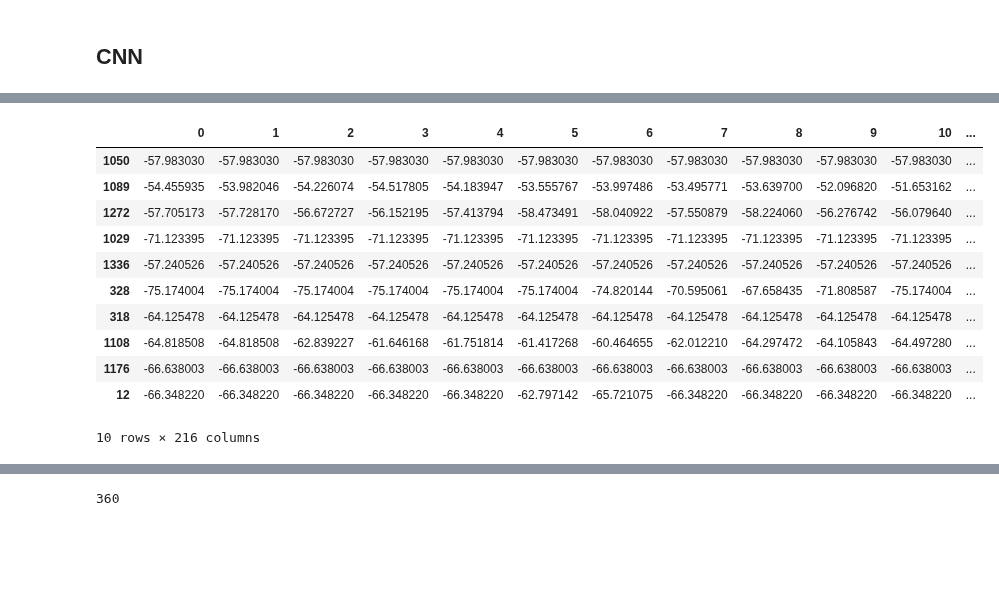
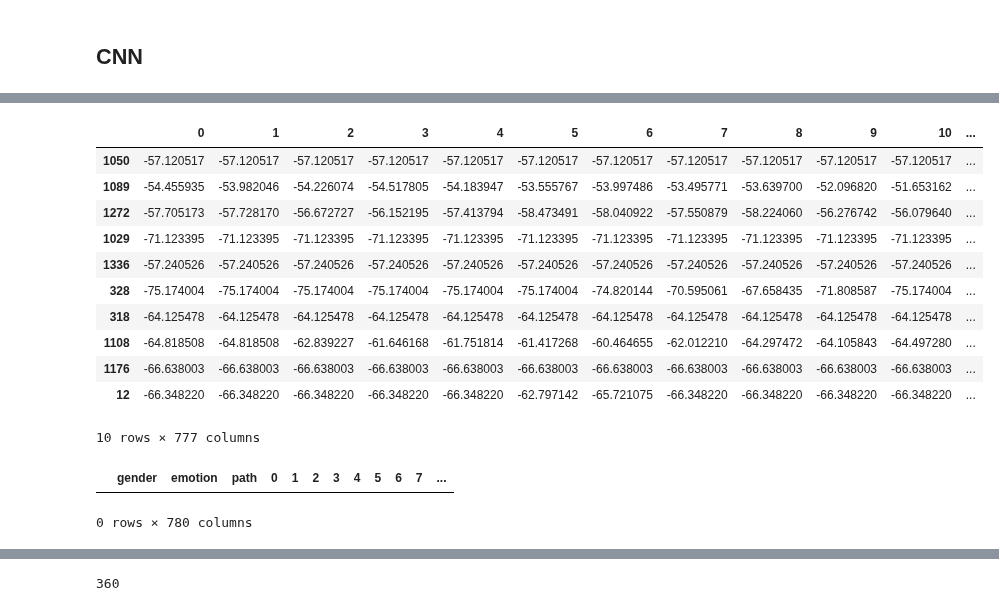
Before and after one commit to mkosaka1/Speech_Emotion_Recognition, a Jupyter notebook: eda_preprocessing.ipynb, the cells around one changed output, grey strips where cells are left out. Cells and saved outputs as stored; diff of their text form; code cells hidden in the pictures; blank space fills up the shorter version.

```diff
--- a/eda_preprocessing.ipynb
+++ b/eda_preprocessing.ipynb
@@ -154,10 +154,22 @@ os.listdir(audio + i)
 # %%
 audio_df = pd.DataFrame(emotion)
 audio_df = audio_df.replace({1:'neutral', 2:'calm', 3:'happy', 4:'sad', 5:'angry', 6:'fear', 7:'disgust', 8:'surprise'})
+audio_df
 audio_df = pd.concat([pd.DataFrame(gender),audio_df],axis=1)
 audio_df.columns = ['gender','emotion']
-audio_df['labels'] =audio_df.gender + '_' + audio_df.emotion
+# audio_df['labels'] =audio_df.gender + '_' + audio_df.emotion
 audio_df = pd.concat([audio_df,pd.DataFrame(file_path, columns = ['path'])],axis=1)
-audio_df = audio_df.drop(['gender', 'emotion'], axis=1)
-audio_df.labels.value_counts()
+# audio_df = audio_df.drop(['gender', 'emotion'], axis=1)
+# audio_df.labels.value_counts()
+audio_df
+
+# GENDER + EMOTION
+# audio_df = pd.DataFrame(emotion)
+# audio_df = audio_df.replace({1:'neutral', 2:'calm', 3:'happy', 4:'sad', 5:'angry', 6:'fear', 7:'disgust', 8:'surprise'})
+# audio_df = pd.concat([pd.DataFrame(gender),audio_df],axis=1)
+# audio_df.columns = ['gender','emotion']
+# audio_df['labels'] =audio_df.gender + '_' + audio_df.emotion
+# audio_df = pd.concat([audio_df,pd.DataFrame(file_path, columns = ['path'])],axis=1)
+# audio_df = audio_df.drop(['gender', 'emotion'], axis=1)
+# audio_df.labels.value_counts()
 # %% [output]
@@ -257,7 +311,7 @@ for index,path in enumerate(audio_df.path):
     X, sample_rate = librosa.load(path, res_type='kaiser_fast',duration=2.5,sr=44100,offset=0.5)
     sample_rate = np.array(sample_rate)
 
-    mfccs = np.mean(librosa.feature.mfcc(y=X, sr=sample_rate, n_mfcc=13),axis=0)
+    mfcc = np.mean(librosa.feature.mfcc(y=X, sr=sample_rate, n_mfcc=13),axis=0)
     df.loc[counter] = [mfccs]
     counter=counter+1
 
@@ -292,5 +352,10 @@ df_chroma.head()
 ## CNN
 # %%
 # Extract the mean bands to its own feature columns
-df_combined = pd.concat([audio_df,pd.DataFrame(df['mfcc_feature'].values.tolist()),pd.DataFrame(df_chroma['chroma_feat'].values.tolist())],axis=1)
-df_combined.head()
+df_combined = pd.concat([audio_df,pd.DataFrame(df['mfcc_feature'].values.tolist()),
+                         pd.DataFrame(df['chroma_feat'].values.tolist()),
+                         pd.DataFrame(df['spec_feat'].values.tolist())
+                         ],axis=1)
+df_combined = df_combined.fillna(0)
+# %%
+df_combined.drop(columns='gender',inplace=True)
@@ -301,18 +376,18 @@ df=df.fillna(0)
 # %%
 from sklearn.model_selection import train_test_split
 # Split between train and test
-X_train, X_test, y_train, y_test = train_test_split(df.drop(['path','labels'],axis=1)
-                                                    , df.labels
+X_train, X_test, y_train, y_test = train_test_split(df_combined.drop(['path','emotion'],axis=1)
+                                                    , df_combined.emotion
                                                     , test_size=0.25
                                                     , shuffle=True
                                                     , random_state=42
                                                    )
 
 # Lets see how the data present itself before normalisation
 X_train[150:160]
 # %% [output]
 |  | 0 | 1 | 2 | 3 | 4 | 5 | 6 | 7 | 8 | 9 | 10 | ... |
-| 1050 | -57.983030 | -57.983030 | -57.983030 | -57.983030 | -57.983030 | -57.983030 | -57.983030 | -57.983030 | -57.983030 | -57.983030 | -57.983030 | ... |
+| 1050 | -57.120517 | -57.120517 | -57.120517 | -57.120517 | -57.120517 | -57.120517 | -57.120517 | -57.120517 | -57.120517 | -57.120517 | -57.120517 | ... |
 | 1089 | -54.455935 | -53.982046 | -54.226074 | -54.517805 | -54.183947 | -53.555767 | -53.997486 | -53.495771 | -53.639700 | -52.096820 | -51.653162 | ... |
 | 1272 | -57.705173 | -57.728170 | -56.672727 | -56.152195 | -57.413794 | -58.473491 | -58.040922 | -57.550879 | -58.224060 | -56.276742 | -56.079640 | ... |
 | 1029 | -71.123395 | -71.123395 | -71.123395 | -71.123395 | -71.123395 | -71.123395 | -71.123395 | -71.123395 | -71.123395 | -71.123395 | -71.123395 | ... |
@@ -322,7 +397,12 @@ X_train[150:160]
 | 1108 | -64.818508 | -64.818508 | -62.839227 | -61.646168 | -61.751814 | -61.417268 | -60.464655 | -62.012210 | -64.297472 | -64.105843 | -64.497280 | ... |
 | 1176 | -66.638003 | -66.638003 | -66.638003 | -66.638003 | -66.638003 | -66.638003 | -66.638003 | -66.638003 | -66.638003 | -66.638003 | -66.638003 | ... |
 | 12 | -66.348220 | -66.348220 | -66.348220 | -66.348220 | -66.348220 | -62.797142 | -65.721075 | -66.348220 | -66.348220 | -66.348220 | -66.348220 | ... |
-10 rows × 216 columns
+10 rows × 777 columns
+# %%
+df_combined[df_combined.index.duplicated()]
+# %% [output]
+|  | gender | emotion | path | 0 | 1 | 2 | 3 | 4 | 5 | 6 | 7 | ... |
+0 rows × 780 columns
 # %%
 #Data normalization
 mean = np.mean(X_train, axis=0)
```
Also changed, not shown: parts of 15 cells of this notebook.
